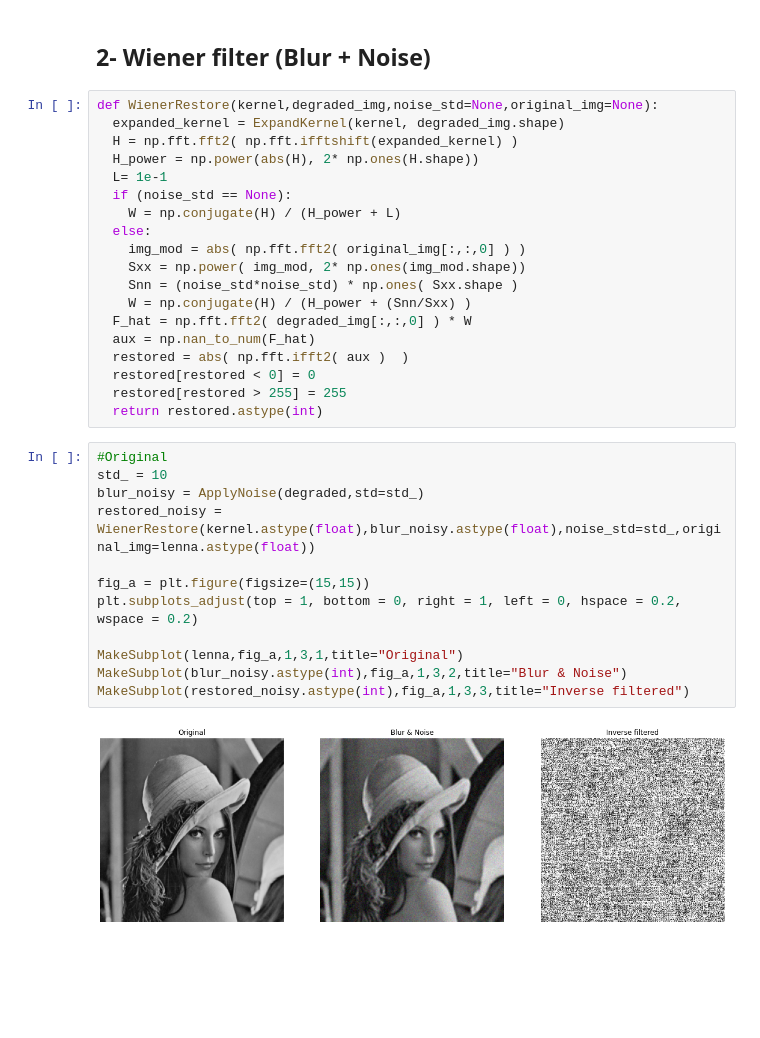
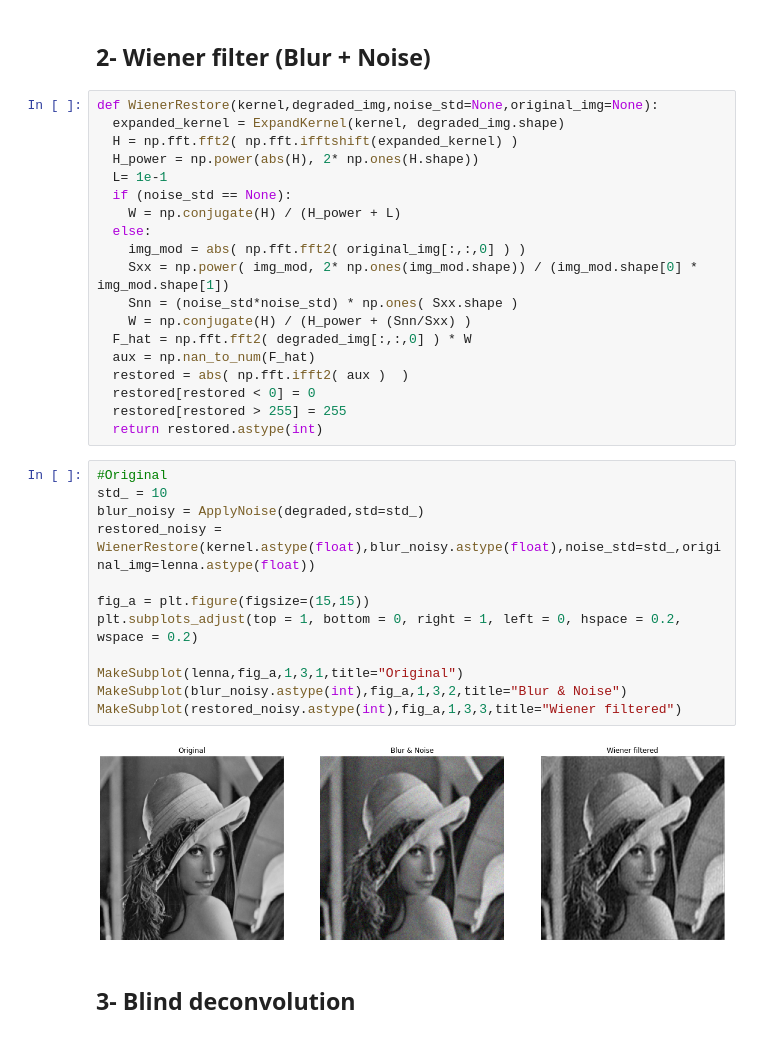
Before and after one commit to LuFernandez/imagaynes, a Jupyter notebook: Restauracion_imgs/restore.ipynb, the cells around one changed output. Cells and saved outputs as stored; diff of their text form; blank space fills up the shorter version.

Commit message:
Ahi parece que funca Wiener

```diff
--- a/Restauracion_imgs/restore.ipynb
+++ b/Restauracion_imgs/restore.ipynb
@@ -105,7 +108,7 @@ def WienerRestore(kernel,degraded_img,noise_std=None,original_img=None):
     W = np.conjugate(H) / (H_power + L)
   else:
     img_mod = abs( np.fft.fft2( original_img[:,:,0] ) )
-    Sxx = np.power( img_mod, 2* np.ones(img_mod.shape))
+    Sxx = np.power( img_mod, 2* np.ones(img_mod.shape)) / (img_mod.shape[0] * img_mod.shape[1])
     Snn = (noise_std*noise_std) * np.ones( Sxx.shape )
     W = np.conjugate(H) / (H_power + (Snn/Sxx) )
   F_hat = np.fft.fft2( degraded_img[:,:,0] ) * W
@@ -117,14 +120,16 @@ def WienerRestore(kernel,degraded_img,noise_std=None,original_img=None):
 # %%
 #Original
 std_ = 10
 blur_noisy = ApplyNoise(degraded,std=std_)
 restored_noisy = WienerRestore(kernel.astype(float),blur_noisy.astype(float),noise_std=std_,original_img=lenna.astype(float))
 
 fig_a = plt.figure(figsize=(15,15))
 plt.subplots_adjust(top = 1, bottom = 0, right = 1, left = 0, hspace = 0.2, wspace = 0.2)
 
 MakeSubplot(lenna,fig_a,1,3,1,title="Original")
 MakeSubplot(blur_noisy.astype(int),fig_a,1,3,2,title="Blur & Noise")
-MakeSubplot(restored_noisy.astype(int),fig_a,1,3,3,title="Inverse filtered")
+MakeSubplot(restored_noisy.astype(int),fig_a,1,3,3,title="Wiener filtered")
 # %% [output]
-[figure, old version]
+[figure, new version]
+# %% [markdown]
+## 3- Blind deconvolution
```
Also changed, not shown: parts of 3 cells of this notebook.
